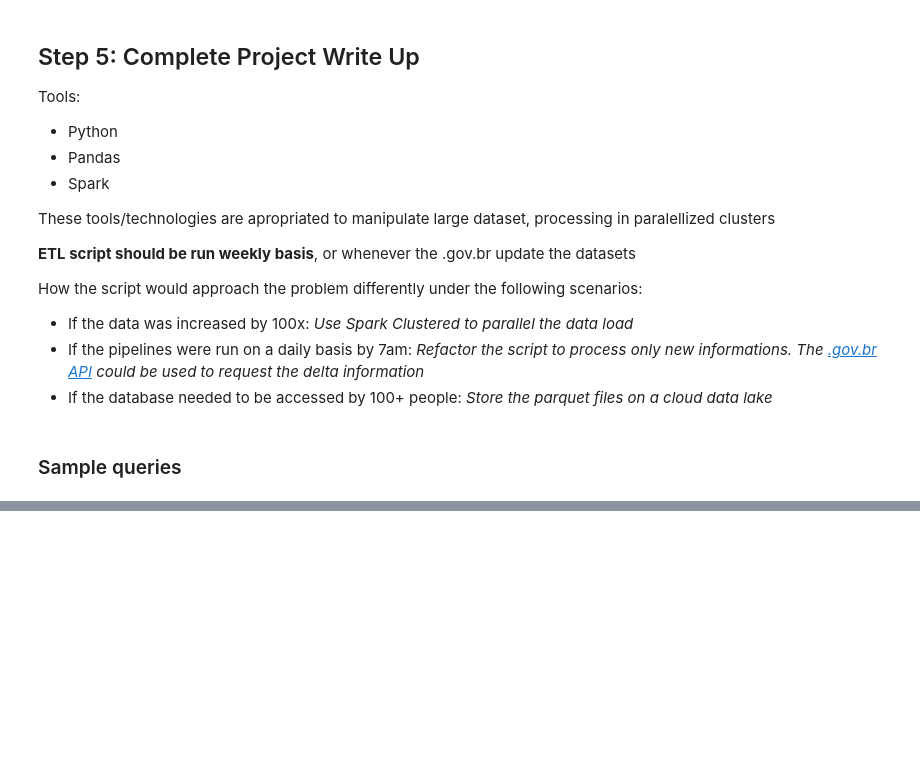
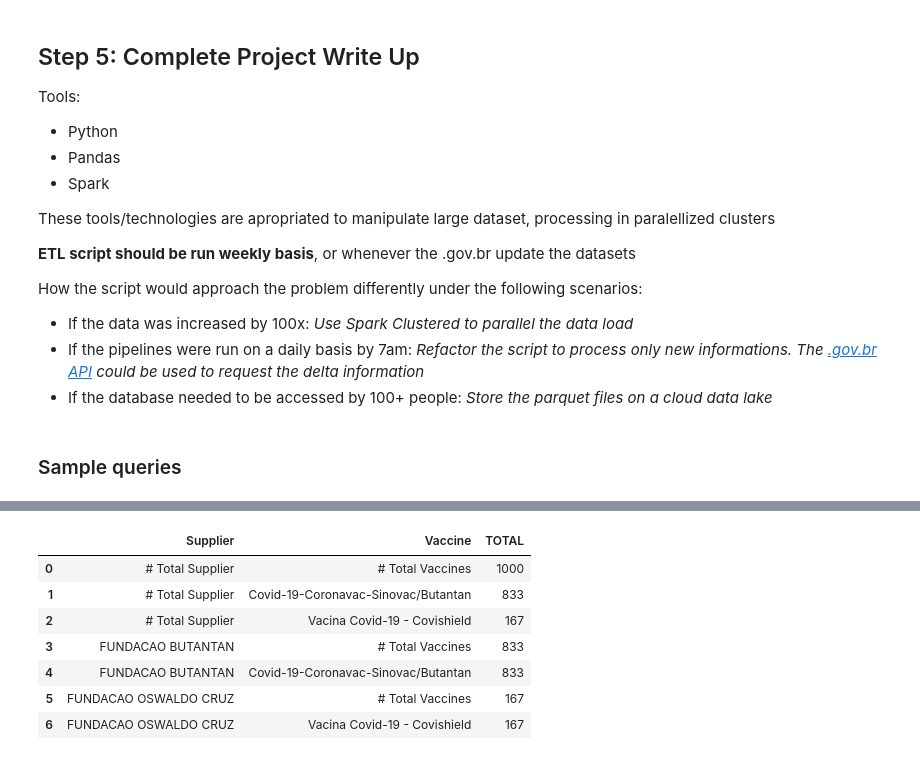
Before and after one commit to wwbarros/imunizacao-brasil-covid, a Jupyter notebook: udacity-project-capstone.ipynb, the cells around one changed output, grey strips where cells are left out. Cells and saved outputs as stored; diff of their text form; code cells hidden in the pictures; blank space fills up the shorter version.

```diff
--- a/udacity-project-capstone.ipynb
+++ b/udacity-project-capstone.ipynb
@@ -346,20 +628,29 @@ health_institution_rank.style
 # %%
 # Get vaccines aplication
 vaccines_rank = spark.sql("""
     SELECT
         CASE
             WHEN (GROUPING(vdf.supplier) = 1) THEN '# Total Supplier'
             ELSE vdf.supplier
         END AS Supplier,
         CASE
             WHEN (GROUPING(vdf.name) = 1) THEN '# Total Vaccines'
             ELSE vdf.name
         END AS Vaccine,
         COUNT(*) AS TOTAL
     FROM idf
     INNER JOIN vdf ON idf.vaccines_id = vdf.id
     GROUP BY CUBE(vdf.supplier, vdf.name)
-    ORDER BY 1, TOTAL DESC
+    ORDER BY Supplier, TOTAL DESC
 """).toPandas()
 
 vaccines_rank.style
+# %% [output]
+|  | Supplier | Vaccine | TOTAL |
+| 0 | # Total Supplier | # Total Vaccines | 1000 |
+| 1 | # Total Supplier | Covid-19-Coronavac-Sinovac/Butantan | 833 |
+| 2 | # Total Supplier | Vacina Covid-19 - Covishield | 167 |
+| 3 | FUNDACAO BUTANTAN | # Total Vaccines | 833 |
+| 4 | FUNDACAO BUTANTAN | Covid-19-Coronavac-Sinovac/Butantan | 833 |
+| 5 | FUNDACAO OSWALDO CRUZ | # Total Vaccines | 167 |
+| 6 | FUNDACAO OSWALDO CRUZ | Vacina Covid-19 - Covishield | 167 |
```
Also changed, not shown: parts of 22 cells of this notebook.
